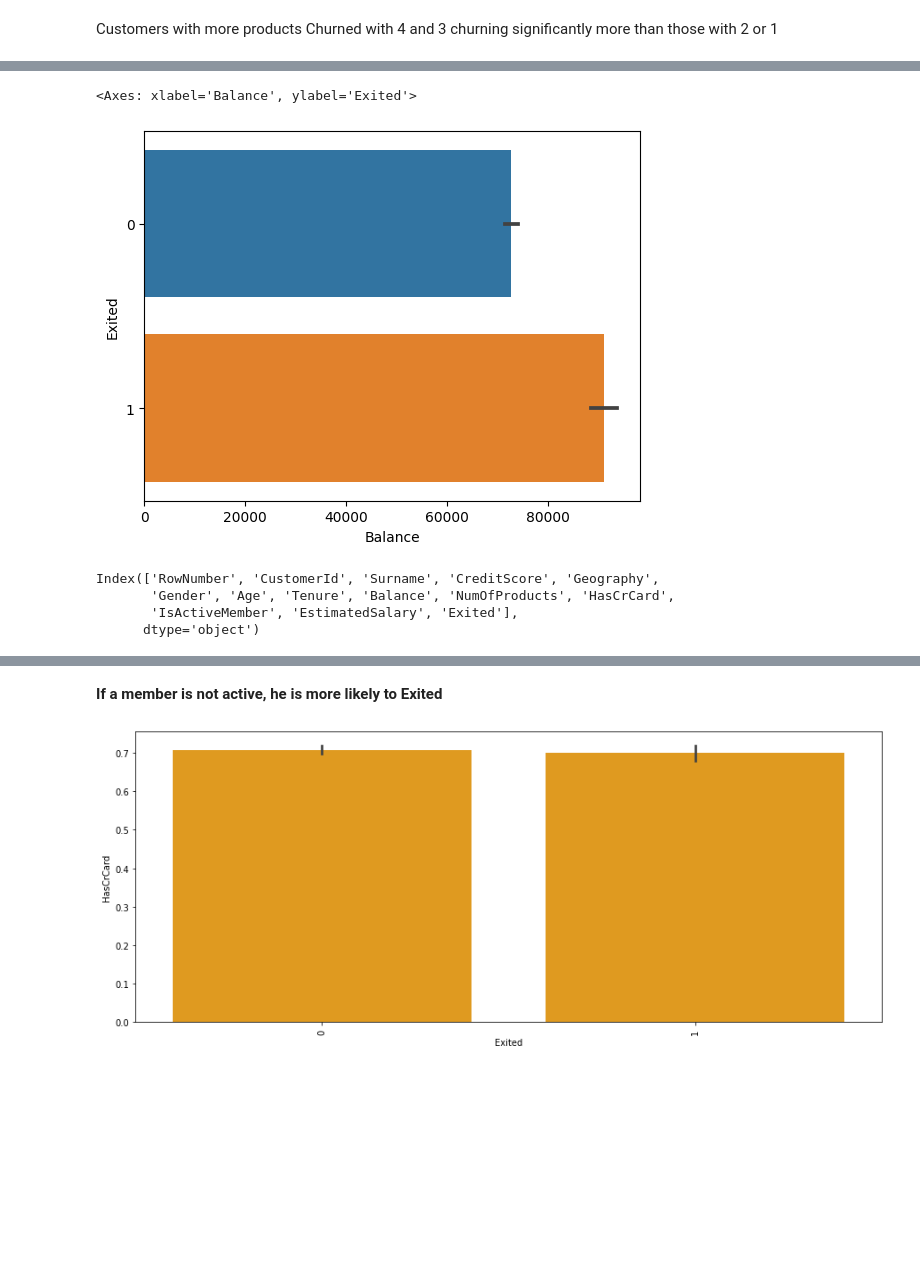
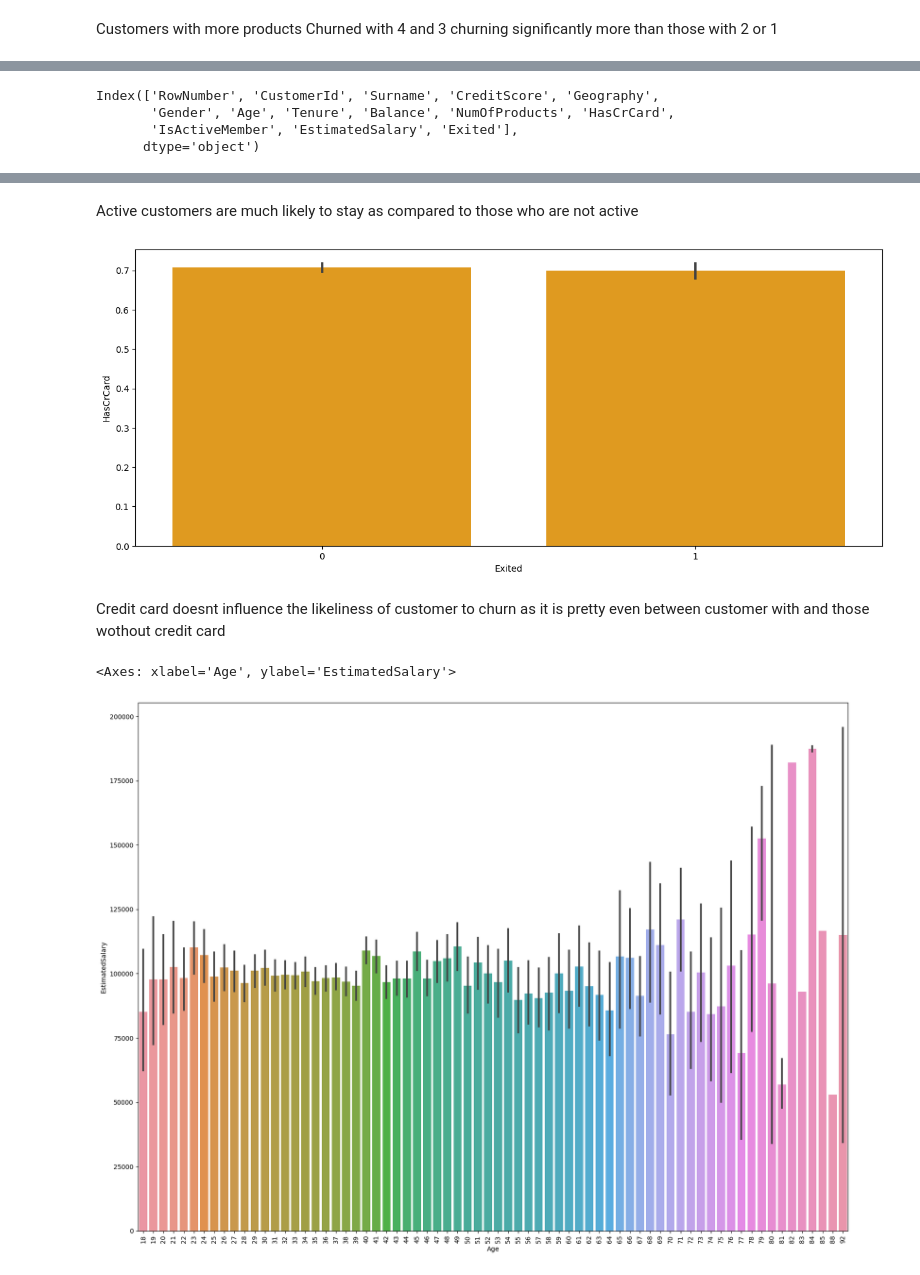
Before and after one commit to kuropeter/Bank-Customer-Churn-Analysis-with-python, a Jupyter notebook: EDA.ipynb, the cells around one changed output, grey strips where cells are left out. Drawn from its saved outputs; the diff is of its cells as text; code cells hidden in the pictures; blank space fills up the shorter version.

```diff
--- a/EDA.ipynb
+++ b/EDA.ipynb
@@ -332,6 +320,4 @@ df.groupby(['Exited', 'Balance']).size().reset_index(name='Count')
 # %%
-# Balance v Exited
-sns.barplot(data=df, y='Exited', x='Balance',orient='h')
+# # Balance v Exited
+# plt.figure(figsize=(20,16))
+# sns.lineplot(data=df, y='Exited', x='Balance')
-# %% [output]
-<Axes: xlabel='Balance', ylabel='Exited'>
-[figure, removed]
@@ -348,14 +337,29 @@ plt.figure(figsize=(15,6))
 sns.barplot(data=df, x='IsActiveMember', y='Exited', color='skyblue');
 # %% [output]
 [figure]
-# %% [markdown]
-**If a member is not active, he is more likely to Exited**
+# %% [markdown]
+Active customers are much likely to stay as compared to those who are not active
 # %%
+# Likelyhood of a customer who HasCrCard to churn
 plt.figure(figsize=(15,6))
-plt.xticks(rotation=90)
 sns.barplot(data=df, x='Exited', y='HasCrCard', color='#ffa300');
 # %% [output]
-[figure, old version]
+[figure, new version]
+# %% [markdown]
+Credit card doesnt influence the likeliness of customer to churn as it is pretty even between customer with and those wothout credit card
+# %%
+# # CreditScore
+plt.figure(figsize=(20,15))
+plt.xticks(rotation=90)
+sns.barplot(data=df, y='EstimatedSalary', x='Age' ) # Find a way to do range
+
+# # print(creditscore)
+# creditscore = df.groupby(['CreditScore', 'Exited']).size().reset_index(name='Count').sort_values(by='Count', ascending=False)
+# a = creditscore.loc[creditscore['Exited']==1]
+# a.head(20)
+# %% [output]
+<Axes: xlabel='Age', ylabel='EstimatedSalary'>
+[figure, added]
 # %%
 # corr = df.corr()*10
 # corr
```
Also changed, not shown: parts of 6 cells of this notebook.
